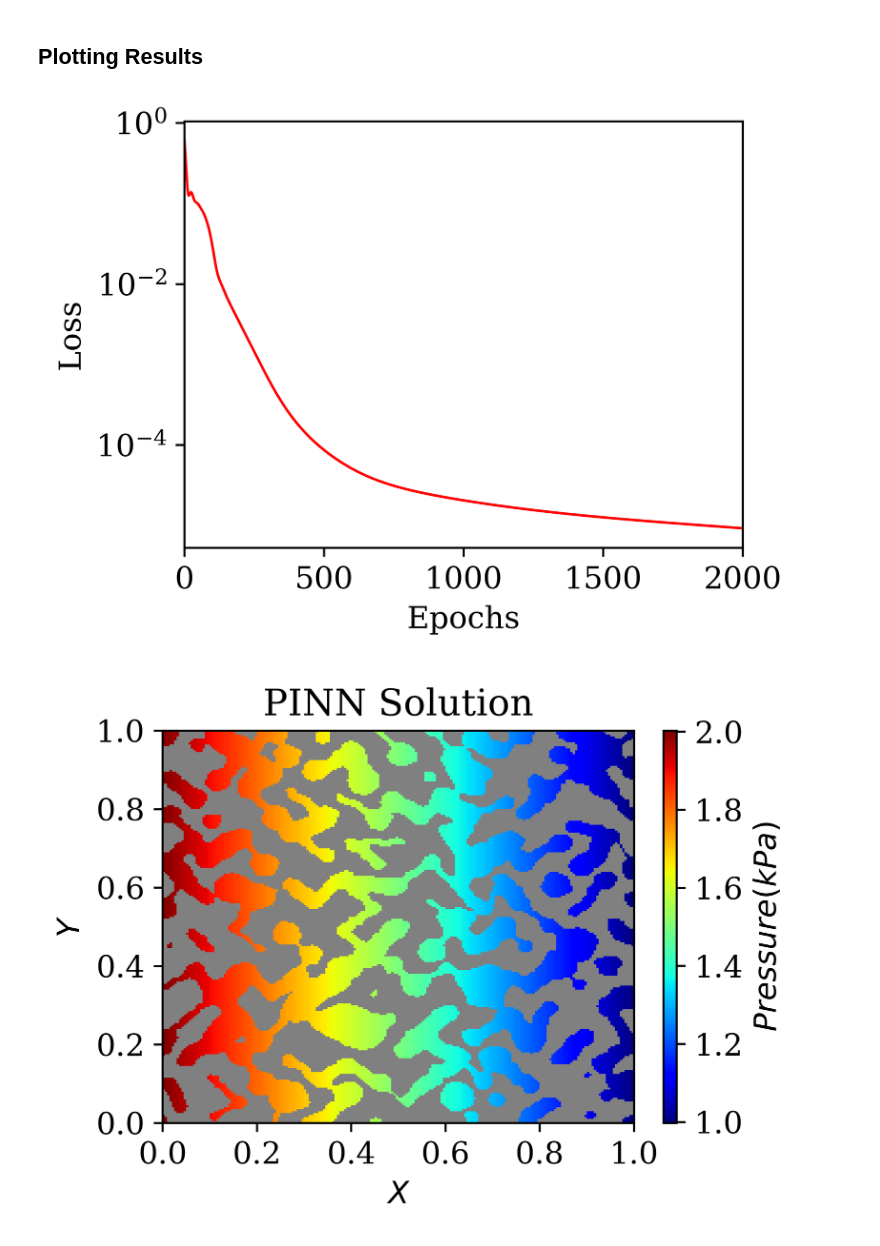
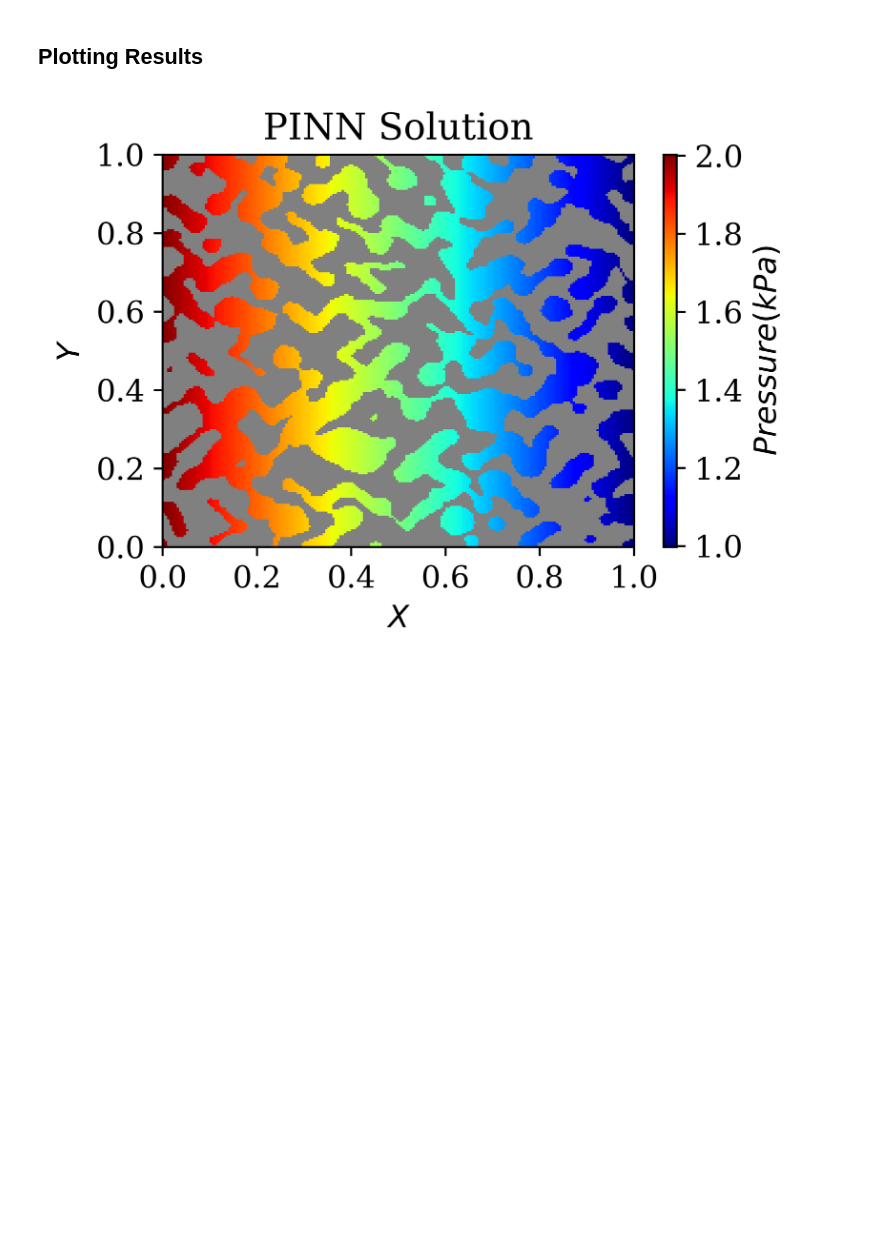
Before and after one commit to EMSL-Computing/Pore2Chip, a Jupyter notebook: examples/example_7_flow_2d_pinn_on_XCT.ipynb, the cells around one changed output. Cells and saved outputs as stored; diff of their text form; code cells hidden in the pictures; blank space fills up the shorter version.

```diff
--- a/examples/example_7_flow_2d_pinn_on_XCT.ipynb
+++ b/examples/example_7_flow_2d_pinn_on_XCT.ipynb
@@ -172,36 +182,14 @@ pinn_P = norm_pinn_P * max_P
 # %% [markdown]
 ## Plotting Results
 # %%
-# Plotting results
-# plot loss vs. epoch
-title = 'PINN Prediction'
-fig_name = 'pinn_training'
-plot_pinn_training(all_losses, all_epochs, title, fig_name, results_dir)
-
-# # plot PINN predicted head distribution
-# title = 'PINN Prediction'
-# fig_name = 'pinn_solution'
-# cbar_lebel = "$Pressure (kPa)$"
-# plot_2d_pressure_distribution(X, Y, pinn_P, cbar_lebel, title, fig_name, results_dir)
-
-# # pressure line plots in the middle of y axis along the x direction
-# fig_name = 'pinn_solution_1d_pressure'
-# title = 'PINN predicted pressure'
-# plot_pressure_along_x(X, Y, pinn_P, title, fig_name, results_dir)
-
+# Plotting and saving results
 # Plot pressure distribution masked soil skeleton
 title = 'PINN Solution'
-fig_name = 'PINN_solution_masked'
+fig_name = 'PINN_solution'
 cbar_lebel = "$Pressure (kPa)$"
 masked_pressure = plot_2d_pressure_distribution_masked(X, Y, pinn_P, perm_field, cbar_lebel, title, fig_name, results_dir)
 
-# # pressure line plots in the middle of y axis along the x direction (masked)
-# fig_name = 'PINN_solution_1d_pressure_masked'
-# title = 'PINN simulated pressure'
-# plot_pressure_along_x(X, Y, masked_pressure, title, fig_name, results_dir)
-
 # save results
 np.savez(results_dir + 'pinn_solution.npz', Pressure=pinn_P, X=X, Y=Y, Permeability=perm_field)
 # %% [output]
-[figure, old version]
+[figure, new version]
-[figure, removed]
```
Also changed, not shown: parts of 5 cells of this notebook, 10 other files.
